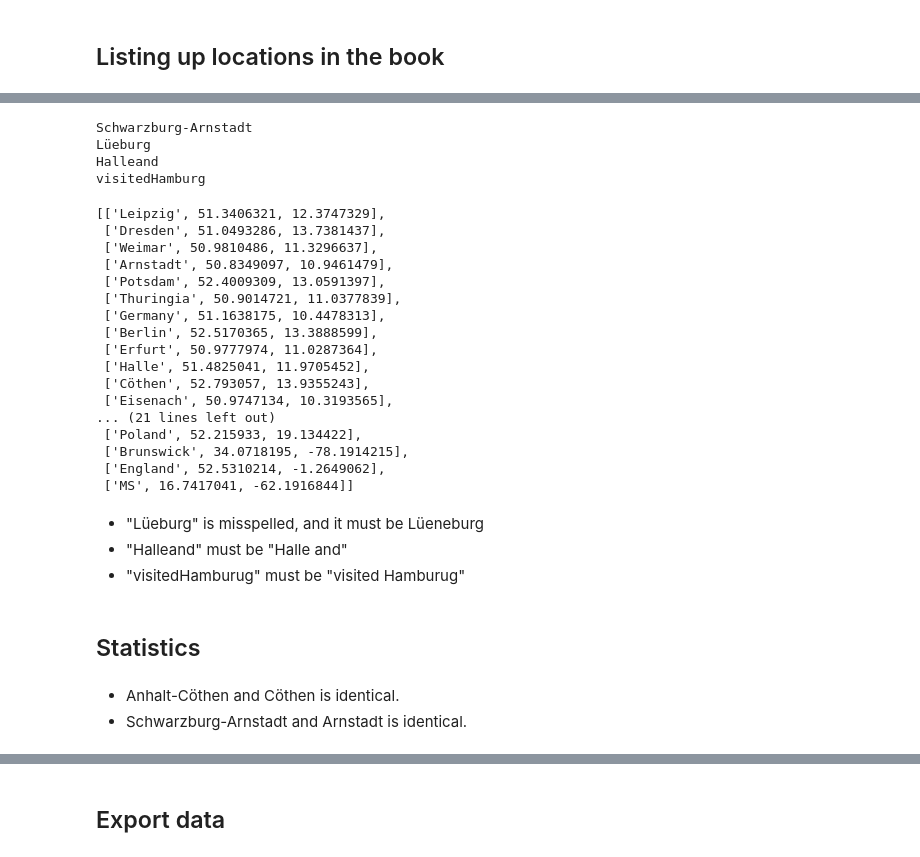
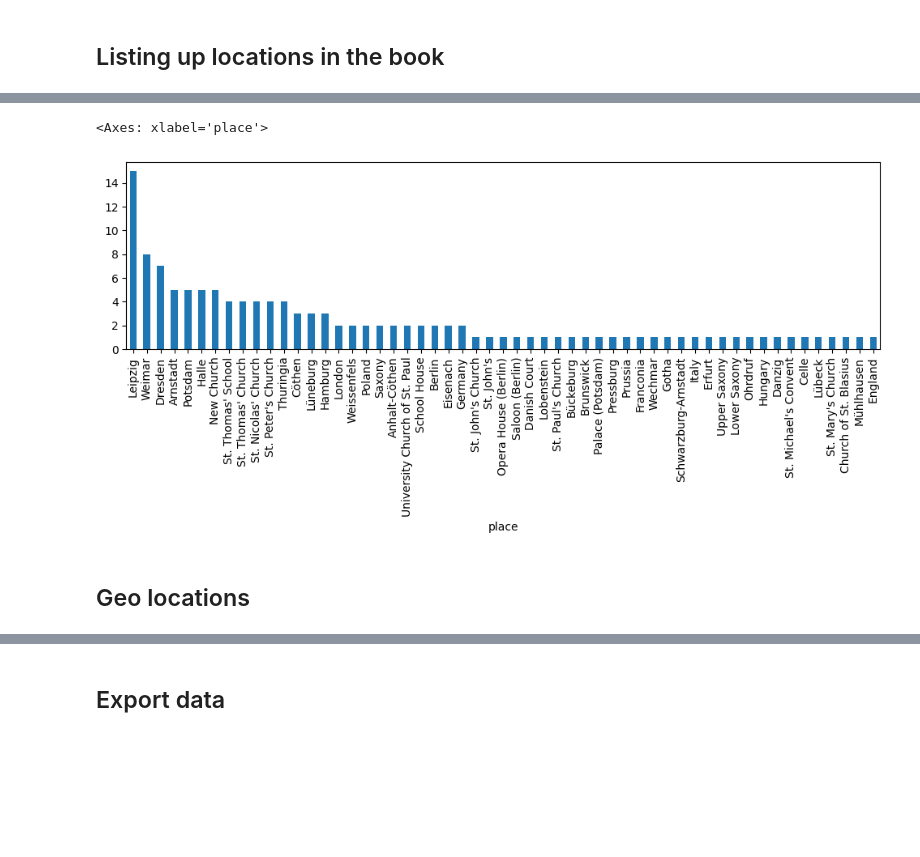
Before and after one commit to araobp/bach-network, a Jupyter notebook: ipynb/3. german_cities.ipynb, the cells around one changed output, grey strips where cells are left out. Drawn from its saved outputs; the diff is of its cells as text; code cells hidden in the pictures; blank space fills up the shorter version.

```diff
--- a/ipynb/3. german_cities.ipynb
+++ b/ipynb/3. german_cities.ipynb
@@ -54,8 +50,8 @@ response = client.models.generate_content(
     }
 )
 
-PLACES = response.parsed
-PLACES
+places = response.parsed
+places
 # %% [output]
 ['Pressburg',
  'Hungary',
@@ -129,0 +96,8 @@ plt.show()
+# %%
+import numpy as np
+import pandas as pd
+df = pd.DataFrame(place_freq.items(), columns=['place', 'counts']).sort_values('counts', ascending=False)
+df['latitude'] = np.nan
+df['longitude'] = np.nan
+
+df.head()
@@ -130,44 +111,16 @@ plt.show()
+# %%
+df.plot(kind='bar', x='place', y='counts', figsize=(12, 3), legend=False)
+# %% [output]
+<Axes: xlabel='place'>
+[figure, added]
+# %% [markdown]
+## Geo locations
 # %%
-# Reference: https://stackoverflow.com/questions/13686001/python-module-for-getting-latitude-and-longitude-from-the-name-of-a-us-city
 from geopy.geocoders import Nominatim
-geolocator = Nominatim(user_agent="bach_network(1)")
-place_geolocation = []
-for place in place_keys:
-    address=geolocator.geocode(place)
-    if address is None:
-        print(place)
-    else:
-        place_geolocation.append([place, address.latitude, address.longitude])
+geolocator = Nominatim(user_agent="bach_network(10)")
 
-place_geolocation
+for place in df.place:
+    address=geolocator.geocode(f"{place}, Germany")
+    if address is not None:
+        df.loc[df.place == place, 'latitude'] = address.latitude
+        df.loc[df.place == place, 'longitude'] = address.longitude
-# %% [output]
-Schwarzburg-Arnstadt
-Lüeburg
-Halleand
-visitedHamburg
-[['Leipzig', 51.3406321, 12.3747329],
- ['Dresden', 51.0493286, 13.7381437],
- ['Weimar', 50.9810486, 11.3296637],
- ['Arnstadt', 50.8349097, 10.9461479],
- ['Potsdam', 52.4009309, 13.0591397],
- ['Thuringia', 50.9014721, 11.0377839],
- ['Germany', 51.1638175, 10.4478313],
- ['Berlin', 52.5170365, 13.3888599],
- ['Erfurt', 50.9777974, 11.0287364],
- ['Halle', 51.4825041, 11.9705452],
- ['Cöthen', 52.793057, 13.9355243],
- ['Eisenach', 50.9747134, 10.3193565],
-... (21 lines left out)
- ['Poland', 52.215933, 19.134422],
- ['Brunswick', 34.0718195, -78.1914215],
- ['England', 52.5310214, -1.2649062],
- ['MS', 16.7417041, -62.1916844]]
-# %% [markdown]
-- "Lüeburg" is misspelled, and it must be Lüeneburg
-- "Halleand" must be "Halle and"
-- "visitedHamburug" must be "visited Hamburug"
-# %% [markdown]
-## Statistics
-# %% [markdown]
-- Anhalt-Cöthen and Cöthen is identical.
-- Schwarzburg-Arnstadt and Arnstadt is identical.
```
Also changed, not shown: parts of 20 cells of this notebook, 4 other files.
